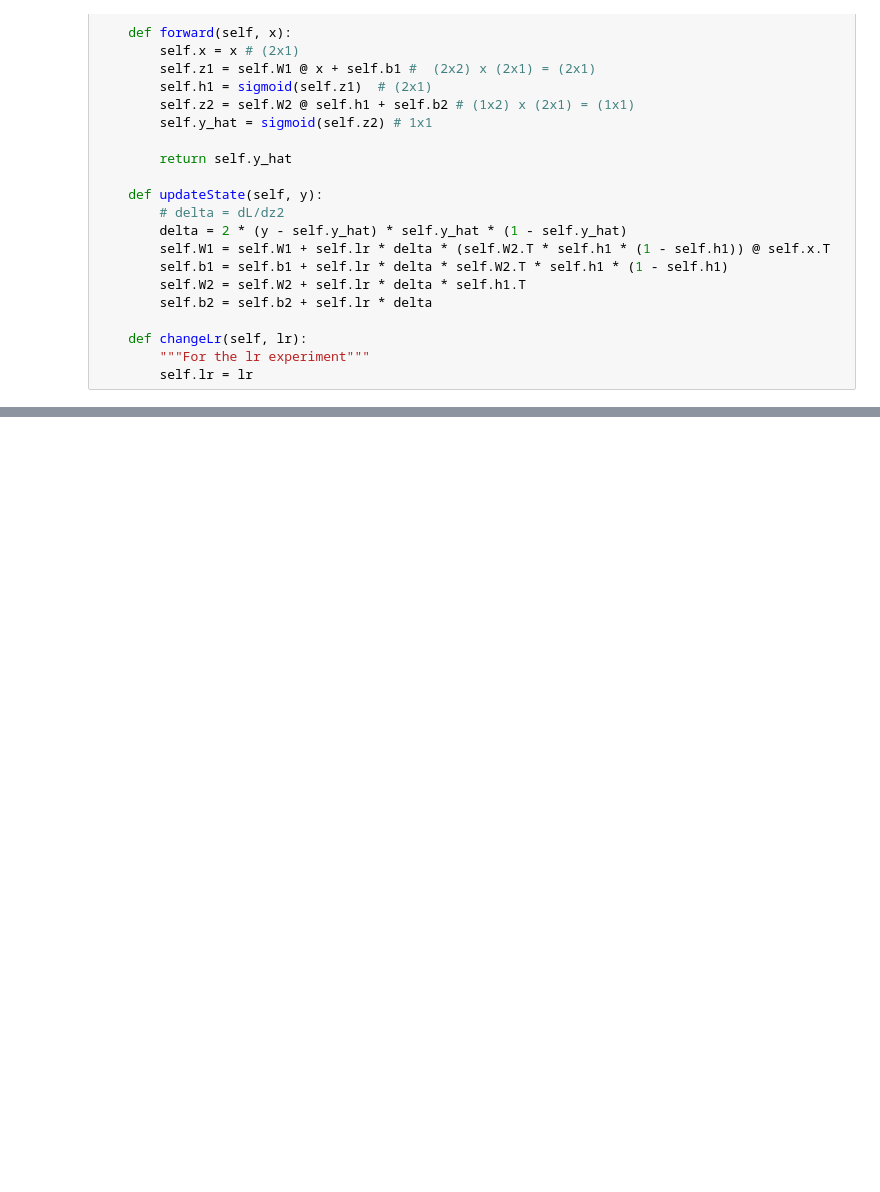
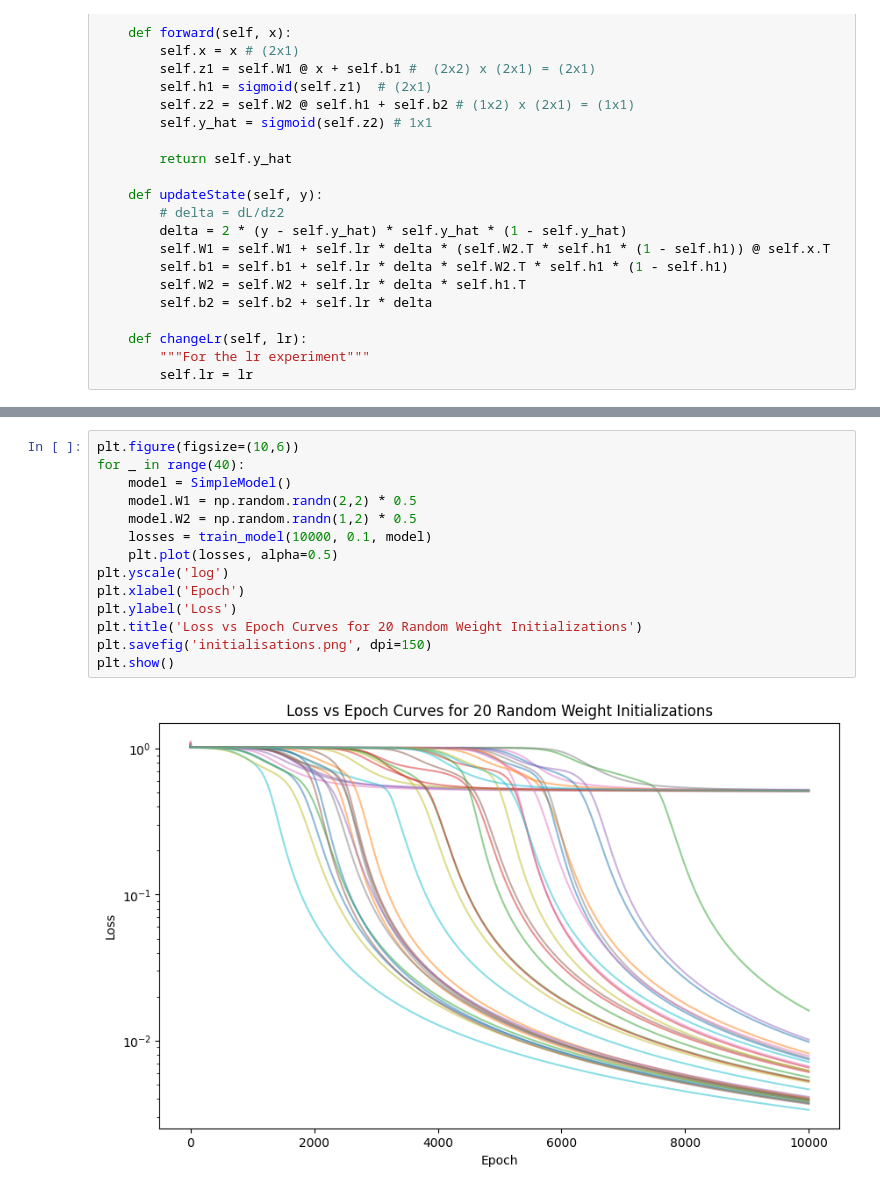
Before and after one commit to n3el-k/gradient-descent-math-ia, a Jupyter notebook: code/lr-experiment.ipynb, the cells around one changed output, grey strips where cells are left out. Cells and saved outputs as stored; diff of their text form; blank space fills up the shorter version.

```diff
--- a/code/lr-experiment.ipynb
+++ b/code/lr-experiment.ipynb
@@ -91,0 +135,16 @@ plt.show()
+# %%
+plt.figure(figsize=(10,6))
+for _ in range(40):
+    model = SimpleModel()
+    model.W1 = np.random.randn(2,2) * 0.5
+    model.W2 = np.random.randn(1,2) * 0.5
+    losses = train_model(10000, 0.1, model)
+    plt.plot(losses, alpha=0.5)
+plt.yscale('log')
+plt.xlabel('Epoch')
+plt.ylabel('Loss')
+plt.title('Loss vs Epoch Curves for 20 Random Weight Initializations')
+plt.savefig('initialisations.png', dpi=150)
+plt.show()
+# %% [output]
+[figure, added]
```
Also changed, not shown: parts of 8 cells of this notebook, 6 other files.
